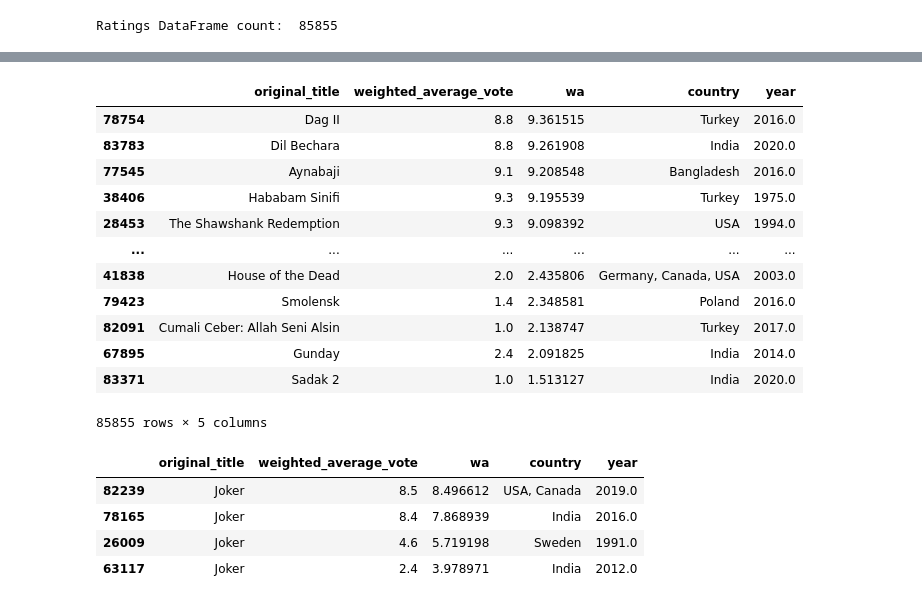
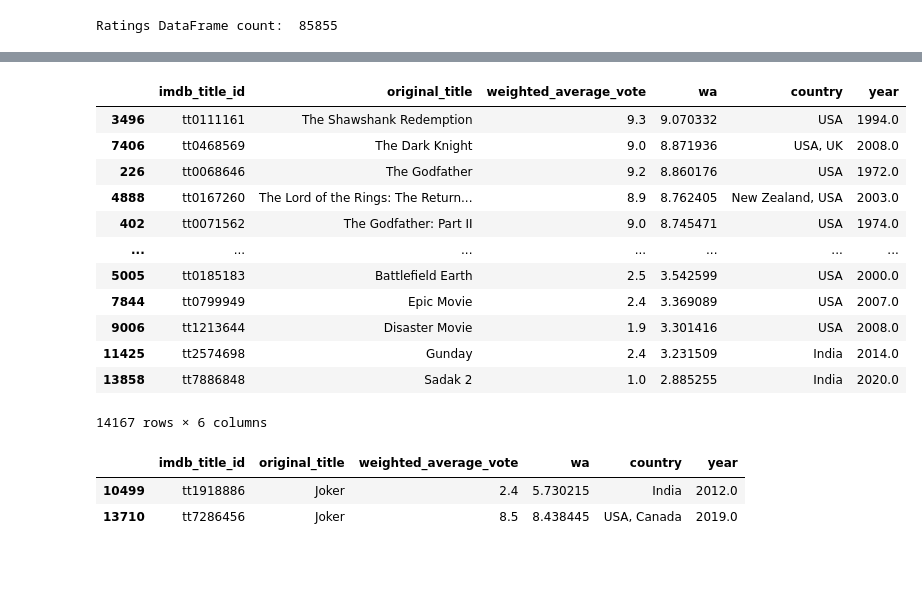
Before and after one commit to iamSShan/movie-recommendation-system, a Jupyter notebook: pre_process/preProcessing.ipynb, the cells around one changed output, grey strips where cells are left out. Cells and saved outputs as stored; diff of their text form; code cells hidden in the pictures; blank space fills up the shorter version.

```diff
--- a/pre_process/preProcessing.ipynb
+++ b/pre_process/preProcessing.ipynb
@@ -64,3 +70,15 @@ movies_df[(movies_df["country"] == "India") & (movies_df["year"] > 2000) & (movi
 | 81296 | tt6832682 | Shahjahan | Shahjahan | 2001.0 | 2001-11-14 | Drama, Romance | 156 | India | Tamil | ... |
 | 83791 | tt8116258 | Thiruda Thirudi | Thiruda Thirudi | 2003.0 | 2003-09-05 | Comedy, Romance | 132 | India | Tamil | ... |
 1195 rows × 22 columns
+# %%
+# Now filter movies from USA and India only
+movies_df = movies_df[movies_df['country'].str.contains("USA", na=False) | movies_df['country'].str.contains("India", na=False)]
+
+# Also filter movies with English and Hindi as their language
+# movies_df = movies_df[movies_df['language'].str.contains("English", na=False) | movies_df['language'].str.contains("Hindi", na=False) | movies_df['language'].str.contains("Telugu", na=False)]
+movies_df = movies_df[movies_df['language'].str.contains("English", na=False) | movies_df['language'].str.contains("Hindi", na=False)]
+
+# Filter movies which have came after or in year 1970 to reduce dataframe size
+movies_df = movies_df[movies_df['year'] >= 1970]
+
+movies_df
@@ -66,0 +99,5 @@ movies_df[(movies_df["country"] == "India") & (movies_df["year"] > 2000) & (movi
+# %%
+# Filtering on those movies whose have at least 900 votes(this step is also done to reduce size and get some meaningful movies)
+# Ignoring year 2020, because this dataset was made in year 2020 only so many 2020 updates are here
+movies_df = movies_df.loc[((movies_df['votes']>=900) & (movies_df['year'] < 2020)) | (movies_df['year']== 2020)]
+movies_df
@@ -127,3 +184,8 @@ Index(['imdb_title_id', 'weighted_average_vote', 'total_votes', 'mean_vote',
 print("Ratings DataFrame count: ", ratings_df.shape[0])
 # %% [output]
 Ratings DataFrame count:  85855
+# %%
+# Join movie and rating dataframe based on `imdb_title_id` column
+df = movies_df.merge(ratings_df, on="imdb_title_id", how="inner")
+print("Movies DF count after join with rating DF: ", df.shape[0])
+df.head()
@@ -142,12 +213,12 @@ IMDB follows weighted average rating method instead of just average rating:
 
 We can calculate our manual weighted average using this below logic:
 # %%
-v = ratings_df["total_votes"]
-r = ratings_df["mean_vote"]
-C = ratings_df["mean_vote"].mean()
-m = ratings_df["total_votes"].quantile(0.70)
-ratings_df["wa"] = ((r*v)+(C*m))/(v+m)
-movies_sorted = ratings_df[["imdb_title_id", "weighted_average_vote", "wa"]].sort_values('wa', ascending=False)
+v = df["total_votes"]
+R = df["mean_vote"]
+C = df["mean_vote"].mean()
+m = df["total_votes"].quantile(0.70) # Should have more than 70% of votes
+df["wa"] = ((R*v)+(C*m))/(v+m)
+# Display movies in descending order of calculated weighted average
+df[["imdb_title_id", "original_title", "weighted_average_vote", "wa"]].sort_values('wa', ascending=False)
 # movies_sorted[["title", "year"]]
-movies_sorted
 # %% [output]
@@ -181,25 +238,24 @@ Movies DF count after join with rating DF:  85855
 # %%
-df1 = movies_df[["original_title", "weighted_average_vote", "wa", "country", "year"]].sort_values('wa', ascending=False)
-df1
+# Selecting only required columns and sorting them by calculated weighted average
+df1 = df[["imdb_title_id", "original_title", "weighted_average_vote", "wa", "country", "year"]]
+df1.sort_values('wa', ascending=False)
 # %% [output]
-|  | original_title | weighted_average_vote | wa | country | year |
-| 78754 | Dag II | 8.8 | 9.361515 | Turkey | 2016.0 |
-| 83783 | Dil Bechara | 8.8 | 9.261908 | India | 2020.0 |
-| 77545 | Aynabaji | 9.1 | 9.208548 | Bangladesh | 2016.0 |
-| 38406 | Hababam Sinifi | 9.3 | 9.195539 | Turkey | 1975.0 |
-| 28453 | The Shawshank Redemption | 9.3 | 9.098392 | USA | 1994.0 |
-| ... | ... | ... | ... | ... | ... |
-| 41838 | House of the Dead | 2.0 | 2.435806 | Germany, Canada, USA | 2003.0 |
-| 79423 | Smolensk | 1.4 | 2.348581 | Poland | 2016.0 |
-| 82091 | Cumali Ceber: Allah Seni Alsin | 1.0 | 2.138747 | Turkey | 2017.0 |
-| 67895 | Gunday | 2.4 | 2.091825 | India | 2014.0 |
-| 83371 | Sadak 2 | 1.0 | 1.513127 | India | 2020.0 |
+|  | imdb_title_id | original_title | weighted_average_vote | wa | country | year |
+| 3496 | tt0111161 | The Shawshank Redemption | 9.3 | 9.070332 | USA | 1994.0 |
+| 7406 | tt0468569 | The Dark Knight | 9.0 | 8.871936 | USA, UK | 2008.0 |
+| 226 | tt0068646 | The Godfather | 9.2 | 8.860176 | USA | 1972.0 |
+| 4888 | tt0167260 | The Lord of the Rings: The Return... | 8.9 | 8.762405 | New Zealand, USA | 2003.0 |
+| 402 | tt0071562 | The Godfather: Part II | 9.0 | 8.745471 | USA | 1974.0 |
+| ... | ... | ... | ... | ... | ... | ... |
+| 5005 | tt0185183 | Battlefield Earth | 2.5 | 3.542599 | USA | 2000.0 |
+| 7844 | tt0799949 | Epic Movie | 2.4 | 3.369089 | USA | 2007.0 |
+| 9006 | tt1213644 | Disaster Movie | 1.9 | 3.301416 | USA | 2008.0 |
+| 11425 | tt2574698 | Gunday | 2.4 | 3.231509 | India | 2014.0 |
+| 13858 | tt7886848 | Sadak 2 | 1.0 | 2.885255 | India | 2020.0 |
-85855 rows × 5 columns
+14167 rows × 6 columns
 # %%
 df1[df1["original_title"].str.lower() == "joKer".lower()]
 # %% [output]
-|  | original_title | weighted_average_vote | wa | country | year |
-| 82239 | Joker | 8.5 | 8.496612 | USA, Canada | 2019.0 |
-| 78165 | Joker | 8.4 | 7.868939 | India | 2016.0 |
-| 26009 | Joker | 4.6 | 5.719198 | Sweden | 1991.0 |
-| 63117 | Joker | 2.4 | 3.978971 | India | 2012.0 |
+|  | imdb_title_id | original_title | weighted_average_vote | wa | country | year |
+| 10499 | tt1918886 | Joker | 2.4 | 5.730215 | India | 2012.0 |
+| 13710 | tt7286456 | Joker | 8.5 | 8.438445 | USA, Canada | 2019.0 |
```
Also changed, not shown: parts of 22 cells of this notebook.
